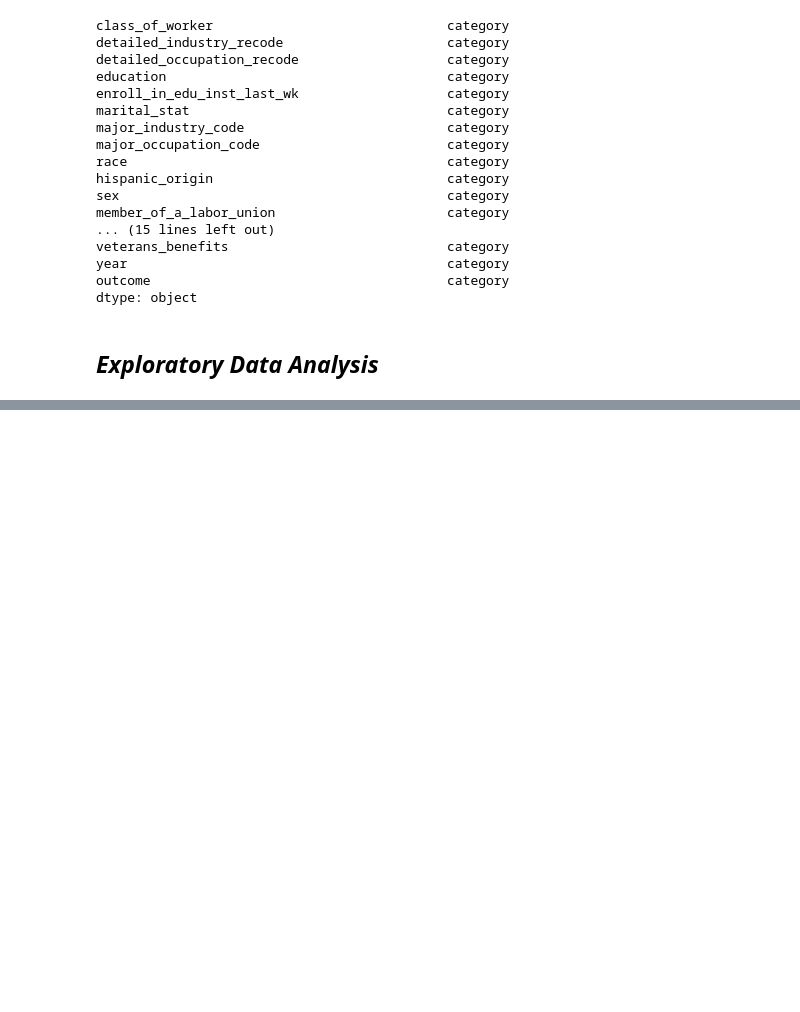
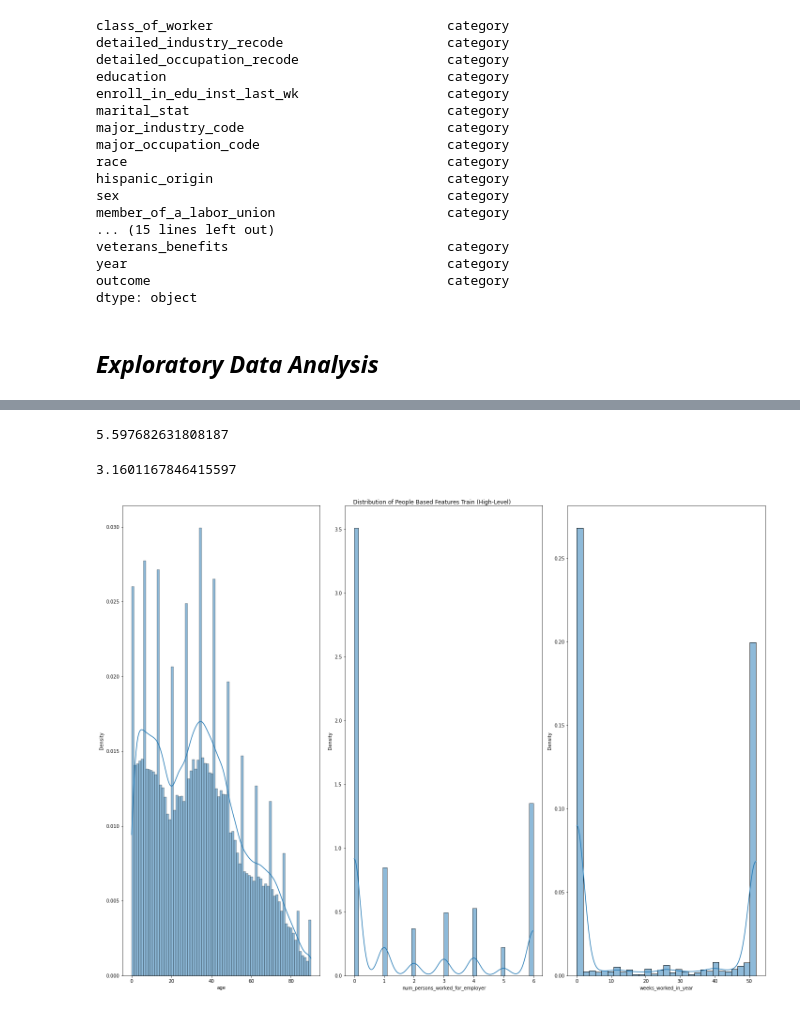
Before and after one commit to benkarabinus/nerdy_data_stuff, a Jupyter notebook: DU/COMP4448/Data_Cleaning_Assignment/Ben_Karabinus_Data_Cleaning_Assignment.ipynb, the cells around one changed output, grey strips where cells are left out. Cells and saved outputs as stored; diff of their text form; code cells hidden in the pictures; blank space fills up the shorter version.

```diff
--- a/DU/COMP4448/Data_Cleaning_Assignment/Ben_Karabinus_Data_Cleaning_Assignment.ipynb
+++ b/DU/COMP4448/Data_Cleaning_Assignment/Ben_Karabinus_Data_Cleaning_Assignment.ipynb
@@ -365,0 +473,29 @@ dtype: object
+# %%
+"""compute z-score for financial data training set and filter for z-scores with absolute value greater than 3"""
+financial_features = ['wage_per_hour', 'capital_gains', 'capital_losses', 'dividends_from_stocks']
+z_scores = stats.zscore(census_income_train[financial_features])
+z_filter = (np.abs(z_scores > 3).any(axis=1))
+census_income_train[z_filter].shape[0]/census_income_train.shape[0]*100
+# %% [output]
+5.597682631808187
+# %%
+"""compute z-score for financial data test set and filter for z-scores with absolute value greater than 3"""
+financial_features = ['capital_gains', 'capital_losses', 'dividends_from_stocks']
+z_scores = stats.zscore(census_income_test[financial_features])
+z_filter = (np.abs(z_scores > 3).any(axis=1))
+census_income_test[z_filter].shape[0]/census_income_test.shape[0]*100
+# %% [output]
+3.1601167846415597
+# %%
+"""plot the distribution of people based attributes training set"""
+
+fig, ax = plt.subplots(1, 3, figsize=(20, 15))
+sns.histplot(data=census_income_train, x='age', stat='density', kde=True, ax=ax[0])
+sns.histplot(data=census_income_train, x='num_persons_worked_for_employer', stat='density', kde=True, ax=ax[1])
+sns.histplot(data=census_income_train, x='weeks_worked_in_year', stat='density', kde=True, ax=ax[2])
+
+#plt.ticklabel_format(style='Plain')
+fig.suptitle('Distribution of People Based Features Train (High-Level)')
+plt.tight_layout()
+# %% [output]
+[figure, added]
```
Also changed, not shown: parts of 13 cells of this notebook.
